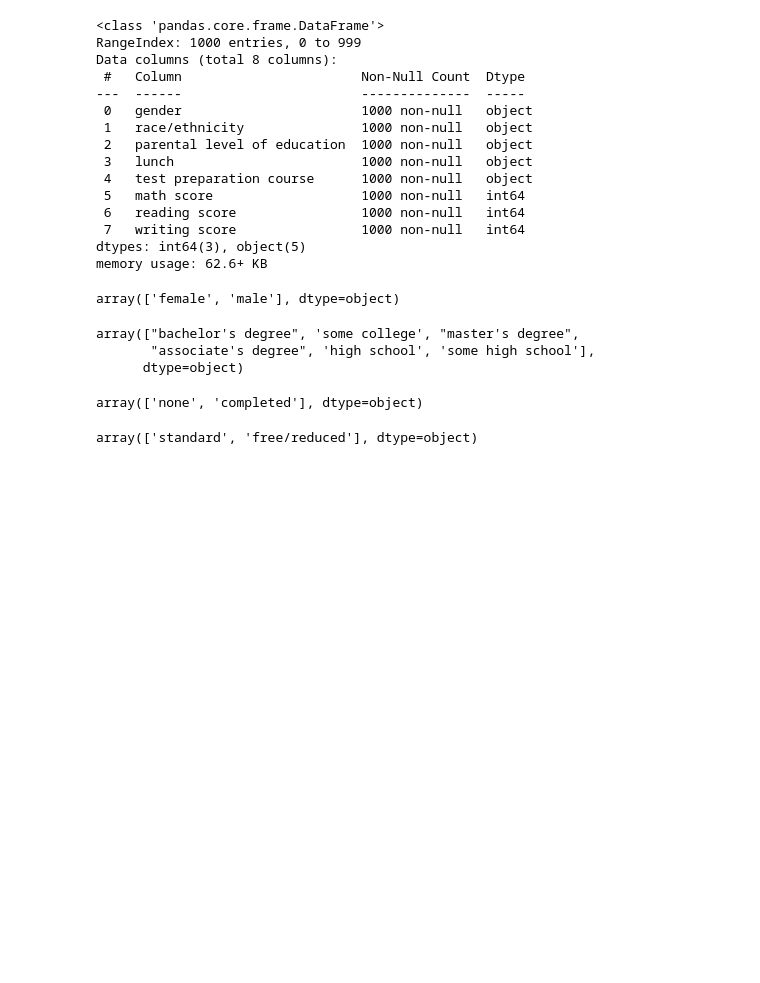
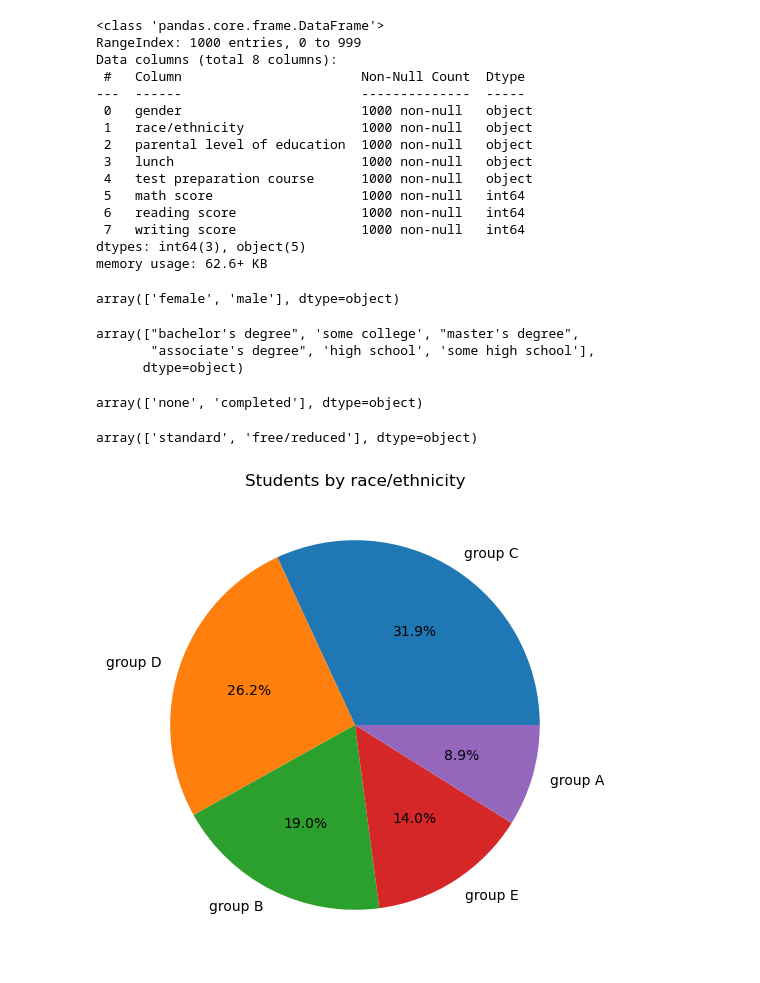
Before and after one commit to akylbekmaxutov/scientific-computing-project, a Jupyter notebook: project.ipynb, the cells around one changed output. Drawn from its saved outputs; the diff is of its cells as text; code cells hidden in the pictures; blank space fills up the shorter version.

```diff
--- a/project.ipynb
+++ b/project.ipynb
@@ -54,3 +54,13 @@ array(['none', 'completed'], dtype=object)
 data['lunch'].unique()
 # %% [output]
 array(['standard', 'free/reduced'], dtype=object)
+# %%
+labels = data['race/ethnicity'].value_counts().index
+
+plt.figure(figsize=(10, 6))
+plt.pie(data['race/ethnicity'].value_counts(), autopct='%1.1f%%', labels=labels)
+plt.title('Students by race/ethnicity')
+
+plt.show()
+# %% [output]
+[figure, added]
```
Also changed, not shown: parts of 16 cells of this notebook.
